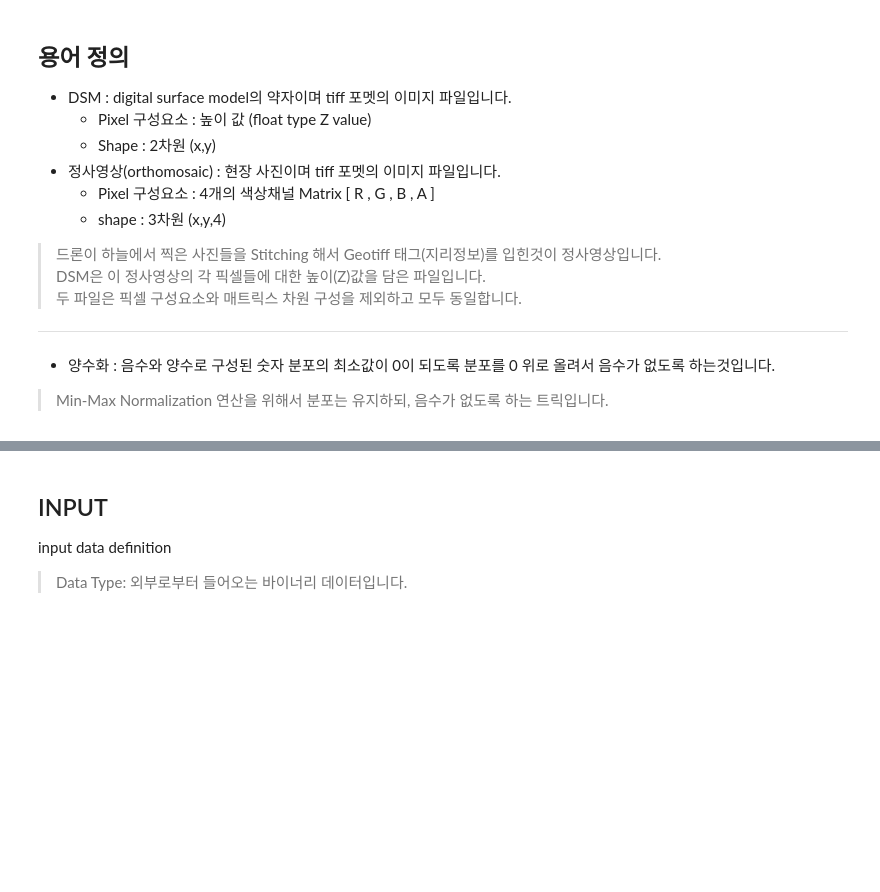
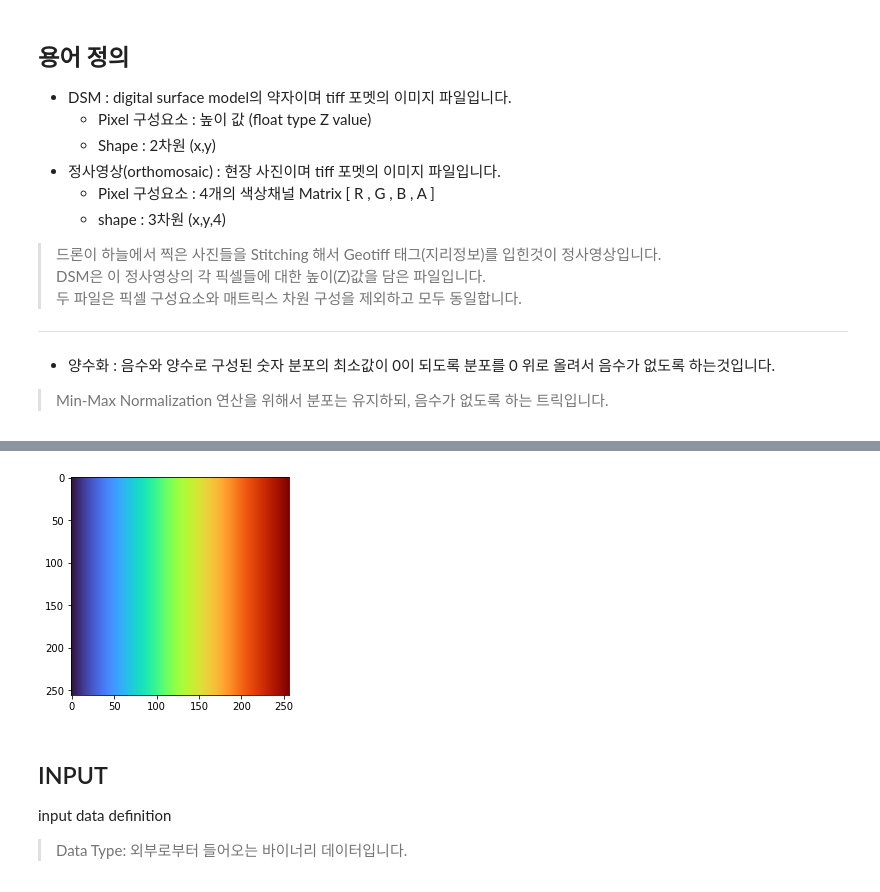
Before and after one commit to sociengineer/dsm-colorization-tiling, a Jupyter notebook: DsmColorizationTiling.ipynb, the cells around one changed output, grey strips where cells are left out. Drawn from its saved outputs; the diff is of its cells as text; code cells hidden in the pictures; blank space fills up the shorter version.

```diff
--- a/DsmColorizationTiling.ipynb
+++ b/DsmColorizationTiling.ipynb
@@ -21,3 +25,13 @@
+# %%
+import numpy as np
+import matplotlib.pyplot as plt
+
+import colormap
+
+# 컬러맵을 정사각형 이미지로 변환해서 보여줍니다.
+_=plt.imshow(np.array([colormap.MATRIX] * 256))
+# %% [output]
+[figure, added]
 # %% [markdown]
 ## INPUT
 input data definition
```
Also changed, not shown: parts of 5 cells of this notebook.
